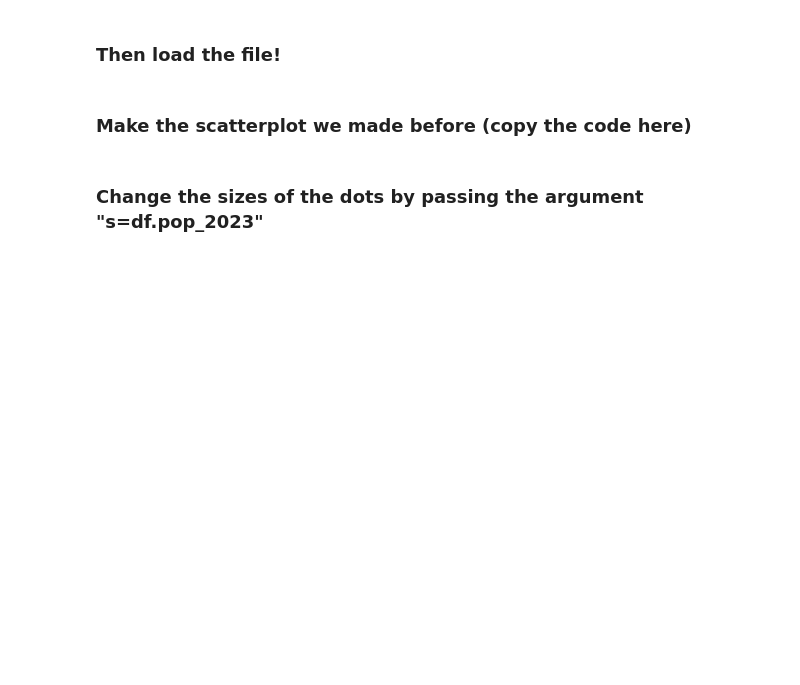
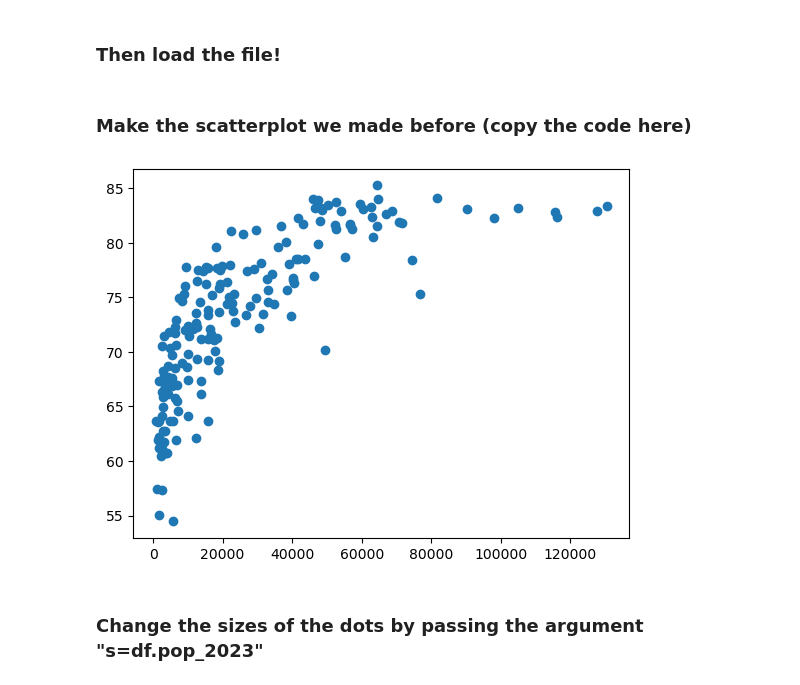
Before and after one commit to jja67/MBA-Business-Analytics, a Jupyter notebook: Class_hands_on/module4/data_visualization_exercise.ipynb, the cells around one changed output. Saved outputs shown, nothing was run; the diff lists cells and outputs as text; code cells hidden in the pictures; blank space fills up the shorter version.

```diff
--- a/Class_hands_on/module4/data_visualization_exercise.ipynb
+++ b/Class_hands_on/module4/data_visualization_exercise.ipynb
@@ -15,5 +15,10 @@ import matplotlib.pyplot as plt
 df = pd.read_csv("gdp_and_life_expectancy.csv")
 # %% [markdown]
 ### Make the scatterplot we made before (copy the code here) ###
+# %%
+plt.scatter(df.gdp_2023, df.le_2023)
+plt.show()
+# %% [output]
+[figure, added]
 # %% [markdown]
 ### Change the sizes of the dots by passing the argument "s=df.pop_2023" ###
```
Also changed, not shown: parts of 9 cells of this notebook, 1 other file.
